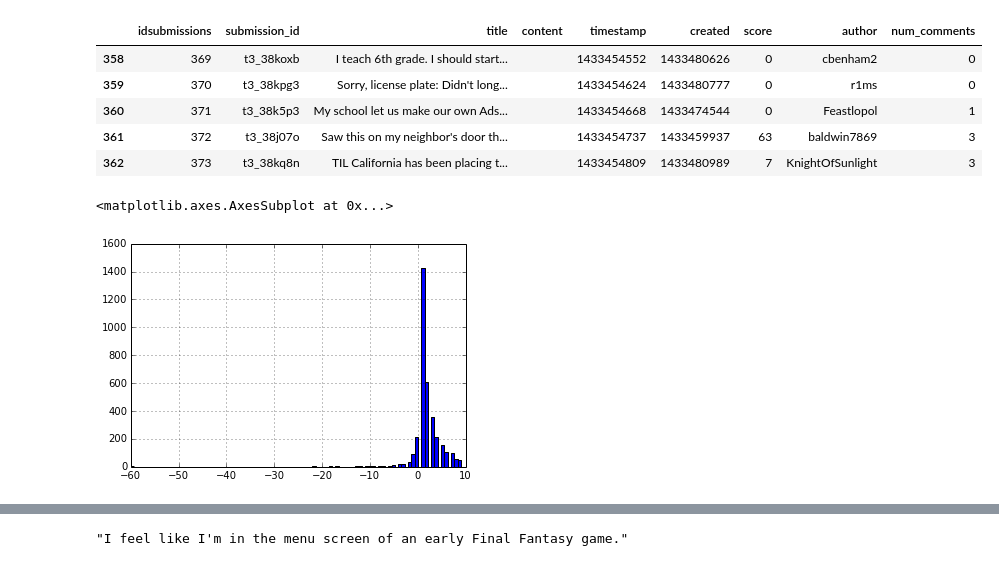
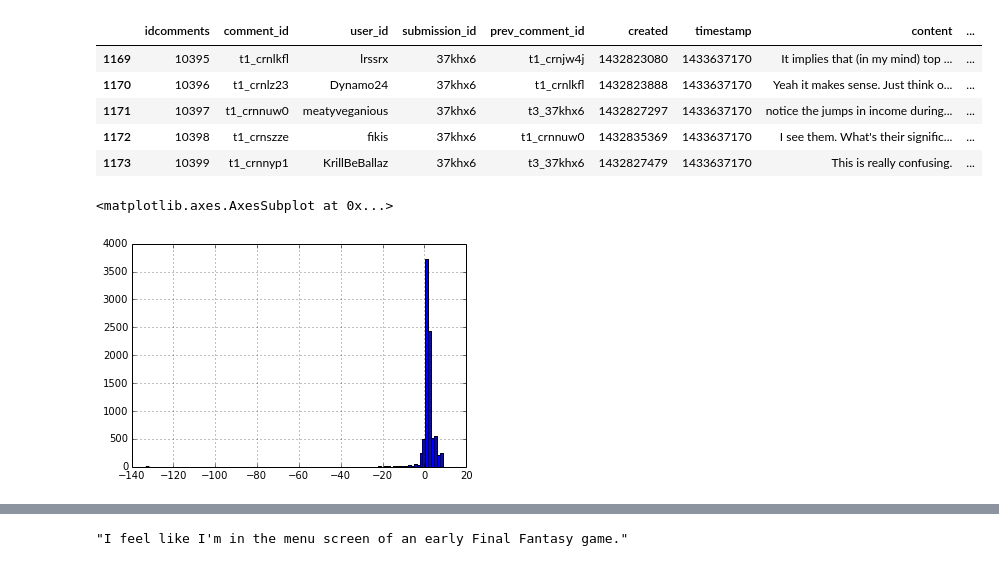
Before and after one commit to gautsi/creddit_score, a Jupyter notebook: notebooks/exploratory_analysis.ipynb, the cells around one changed output, grey strips where cells are left out. Saved outputs shown, nothing was run; the diff lists cells and outputs as text; code cells hidden in the pictures.

```diff
--- a/notebooks/exploratory_analysis.ipynb
+++ b/notebooks/exploratory_analysis.ipynb
@@ -9,22 +9,22 @@ import pandas as pd
 from sqlalchemy import MetaData, create_engine
 # %%
 engine = create_engine('mysql+pymysql://gautam@localhost/reddit_comments')
-comments_df = pd.read_sql(sql="select * from comments", con=engine)
+comments_df = pd.read_sql(sql="select * from comments where comments.subreddit='dataisbeautiful'", con=engine)
 submissions_df = pd.read_sql(sql="select * from submissions", con=engine)
 # %%
-submissions_df.tail()
+comments_df.tail()
 # %% [output]
-|  | idsubmissions | submission_id | title | content | timestamp | created | score | author | num_comments |
-| 358 | 369 | t3_38koxb | I teach 6th grade. I should start... |  | 1433454552 | 1433480626 | 0 | cbenham2 | 0 |
-| 359 | 370 | t3_38kpg3 | Sorry, license plate: Didn't long... |  | 1433454624 | 1433480777 | 0 | r1ms | 0 |
-| 360 | 371 | t3_38k5p3 | My school let us make our own Ads... |  | 1433454668 | 1433474544 | 0 | Feastlopol | 1 |
-| 361 | 372 | t3_38j07o | Saw this on my neighbor's door th... |  | 1433454737 | 1433459937 | 63 | baldwin7869 | 3 |
-| 362 | 373 | t3_38kq8n | TIL California has been placing t... |  | 1433454809 | 1433480989 | 7 | KnightOfSunlight | 3 |
+|  | idcomments | comment_id | user_id | submission_id | prev_comment_id | created | timestamp | content | ... |
+| 1169 | 10395 | t1_crnlkfl | lrssrx | 37khx6 | t1_crnjw4j | 1432823080 | 1433637170 | It implies that (in my mind) top ... | ... |
+| 1170 | 10396 | t1_crnlz23 | Dynamo24 | 37khx6 | t1_crnlkfl | 1432823888 | 1433637170 | Yeah it makes sense. Just think o... | ... |
+| 1171 | 10397 | t1_crnnuw0 | meatyveganious | 37khx6 | t3_37khx6 | 1432827297 | 1433637170 | notice the jumps in income during... | ... |
+| 1172 | 10398 | t1_crnszze | fikis | 37khx6 | t1_crnnuw0 | 1432835369 | 1433637170 | I see them. What's their signific... | ... |
+| 1173 | 10399 | t1_crnnyp1 | KrillBeBallaz | 37khx6 | t3_37khx6 | 1432827479 | 1433637170 | This is really confusing. | ... |
 # %%
 comments_df[comments_df.score < 10].score.hist(bins=100)
 # %% [output]
 <matplotlib.axes.AxesSubplot at 0x...>
-[figure, old version]
+[figure, new version]
 # %%
 plt.clf()
 plt.scatter(age, comments_df.score)
```
Also changed, not shown: parts of 6 cells of this notebook, 2 other files.
